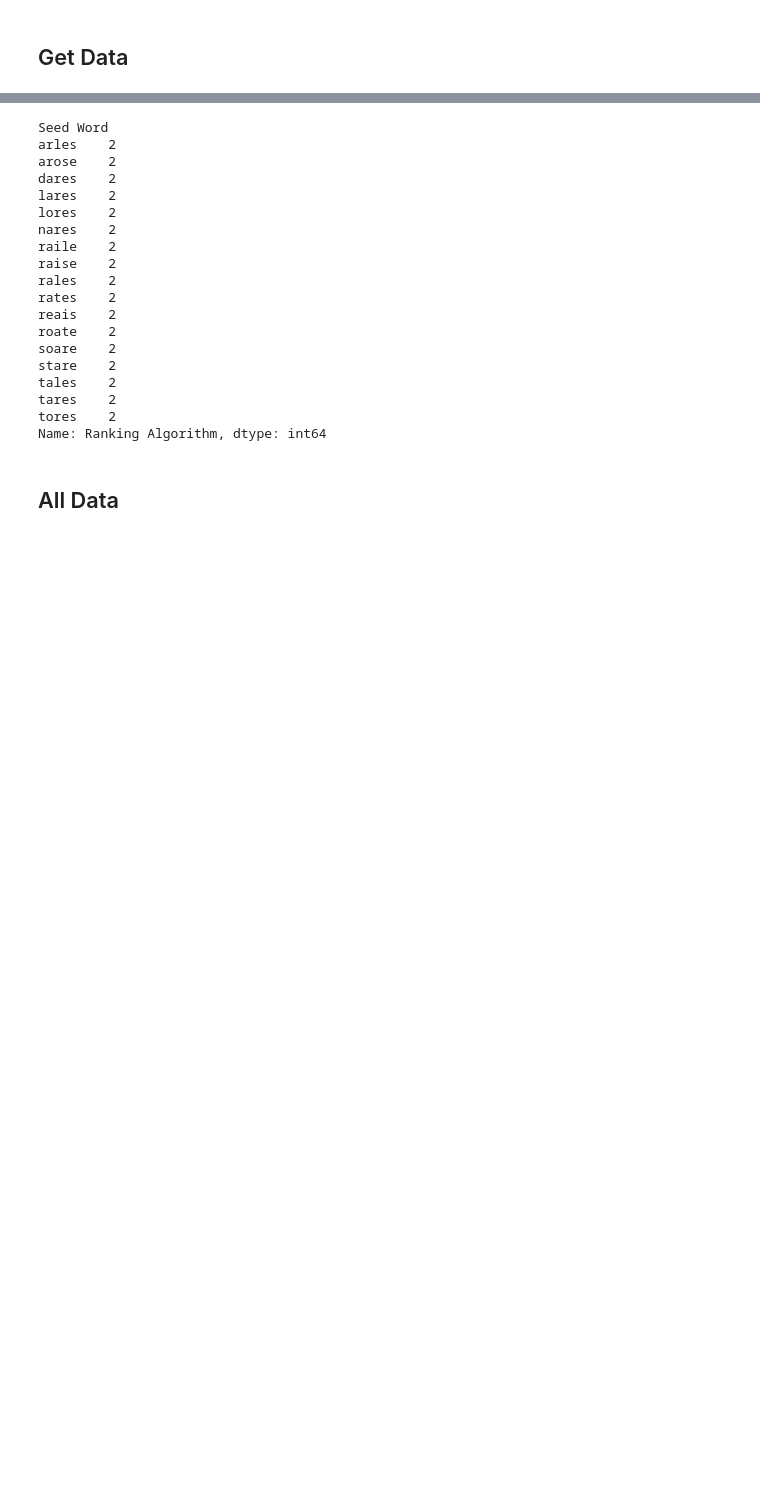
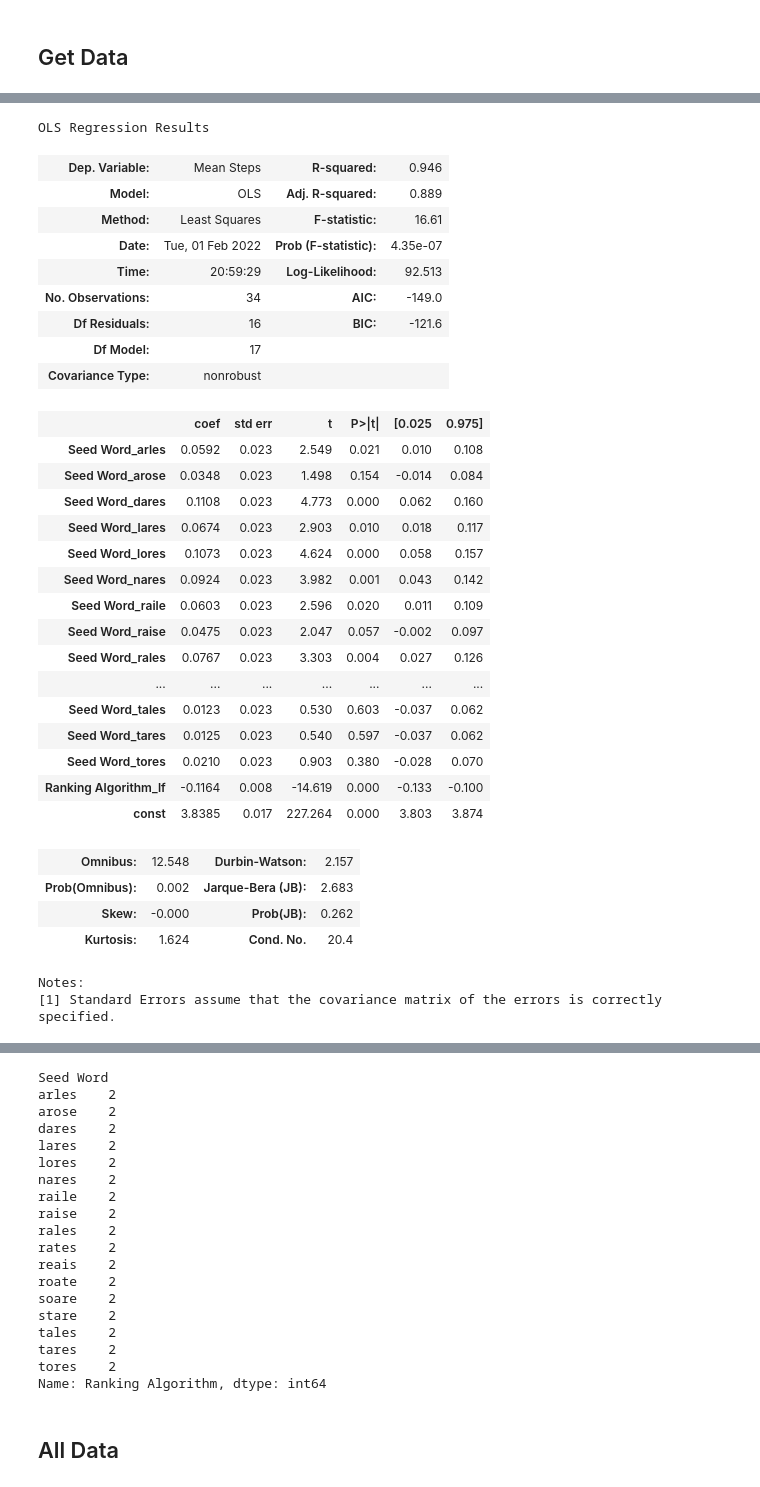
Before and after one commit to chrischow/wordle_solver, a Jupyter notebook: kaggle_kernel_output.ipynb, the cells around one changed output, grey strips where cells are left out. Cells and saved outputs as stored; diff of their text form; code cells hidden in the pictures; blank space fills up the shorter version.

```diff
--- a/kaggle_kernel_output.ipynb
+++ b/kaggle_kernel_output.ipynb
@@ -43,0 +30,15 @@ for kernel in kernels:
+# %%
+for algo in algos:
+    for word in words:
+        kernel_ref = f'chrischow/wordlebot-{algo}-{word}'
+        download_path = f'./kernel_output/{algo}/'
+        filename = f"wordlebot-{algo if algo != 'gyx' else 'expected_gyx'}-{word}.csv"
+        print(f'Checking {algo}-{word}...', flush=True, end='')
+        if not filename in os.listdir(download_path):
+            if api.kernels_status(kernel_ref)['status'] == 'complete':
+                api.kernels_output(kernel_ref, path=download_path)
+                print('Downloaded output.')
+            else:
+                print('Kernel still running. Output not downloaded.')
+        else:
+            print('Output already downloaded.')
@@ -147,3 +135,55 @@ df.sort_values('Mean Steps').groupby('Ranking Algorithm').first()
 | Ranking Algorithm |  |  |  |  |  |  |  | ... |
 | gyx | stare | 10812.406851 | 3.831965 | 0.989201 | 0.377538 | 9 | 17.0 | ... |
 | lf | stare | 236.935718 | 3.728726 | 0.991793 | 0.423758 | 9 | 1.0 | ... |
+# %%
+import statsmodels.api as sm
+X = df[['Seed Word', 'Ranking Algorithm']].copy()
+X.loc[X['Seed Word'].eq('stare'), 'Seed Word'] = '0stare'
+X = pd.get_dummies(X, drop_first=True)
+X['const'] = 1.0
+y1 = df['Mean Steps']
+y2 = df['Success Rate']
+y3 = df['3-Steps or Less']
+
+lm1 = sm.OLS(y1, X)
+lm2 = sm.OLS(y2, X)
+lm3 = sm.OLS(y3, X)
+
+res1 = lm1.fit()
+res2 = lm2.fit()
+res3 = lm3.fit()
+# %%
+res1.summary()
+# %% [output]
+OLS Regression Results
+| Dep. Variable: | Mean Steps | R-squared: | 0.946 |
+| Model: | OLS | Adj. R-squared: | 0.889 |
+| Method: | Least Squares | F-statistic: | 16.61 |
+| Date: | Tue, 01 Feb 2022 | Prob (F-statistic): | 4.35e-07 |
+| Time: | 20:59:29 | Log-Likelihood: | 92.513 |
+| No. Observations: | 34 | AIC: | -149.0 |
+| Df Residuals: | 16 | BIC: | -121.6 |
+| Df Model: | 17 |  |  |
+| Covariance Type: | nonrobust |  |  |
+|  | coef | std err | t | P>|t| | [0.025 | 0.975] |
+| Seed Word_arles | 0.0592 | 0.023 | 2.549 | 0.021 | 0.010 | 0.108 |
+| Seed Word_arose | 0.0348 | 0.023 | 1.498 | 0.154 | -0.014 | 0.084 |
+| Seed Word_dares | 0.1108 | 0.023 | 4.773 | 0.000 | 0.062 | 0.160 |
+| Seed Word_lares | 0.0674 | 0.023 | 2.903 | 0.010 | 0.018 | 0.117 |
+| Seed Word_lores | 0.1073 | 0.023 | 4.624 | 0.000 | 0.058 | 0.157 |
+| Seed Word_nares | 0.0924 | 0.023 | 3.982 | 0.001 | 0.043 | 0.142 |
+| Seed Word_raile | 0.0603 | 0.023 | 2.596 | 0.020 | 0.011 | 0.109 |
+| Seed Word_raise | 0.0475 | 0.023 | 2.047 | 0.057 | -0.002 | 0.097 |
+| Seed Word_rales | 0.0767 | 0.023 | 3.303 | 0.004 | 0.027 | 0.126 |
+| ... | ... | ... | ... | ... | ... | ... |
+| Seed Word_tales | 0.0123 | 0.023 | 0.530 | 0.603 | -0.037 | 0.062 |
+| Seed Word_tares | 0.0125 | 0.023 | 0.540 | 0.597 | -0.037 | 0.062 |
+| Seed Word_tores | 0.0210 | 0.023 | 0.903 | 0.380 | -0.028 | 0.070 |
+| Ranking Algorithm_lf | -0.1164 | 0.008 | -14.619 | 0.000 | -0.133 | -0.100 |
+| const | 3.8385 | 0.017 | 227.264 | 0.000 | 3.803 | 3.874 |
+| Omnibus: | 12.548 | Durbin-Watson: | 2.157 |
+| Prob(Omnibus): | 0.002 | Jarque-Bera (JB): | 2.683 |
+| Skew: | -0.000 | Prob(JB): | 0.262 |
+| Kurtosis: | 1.624 | Cond. No. | 20.4 |
+Notes:
+[1] Standard Errors assume that the covariance matrix of the errors is correctly specified.
```
Also changed, not shown: parts of 20 cells of this notebook, 37 other files.
